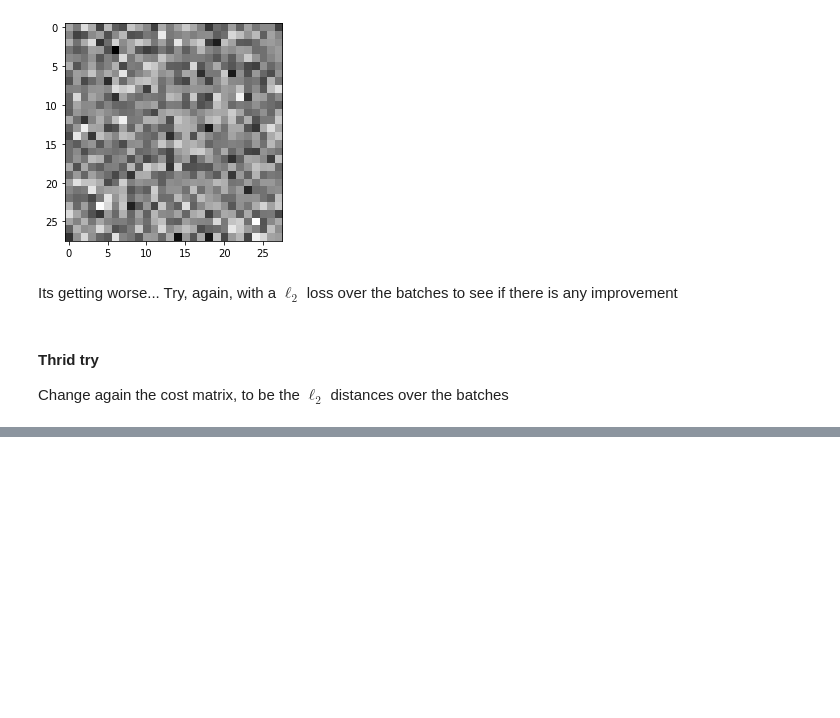
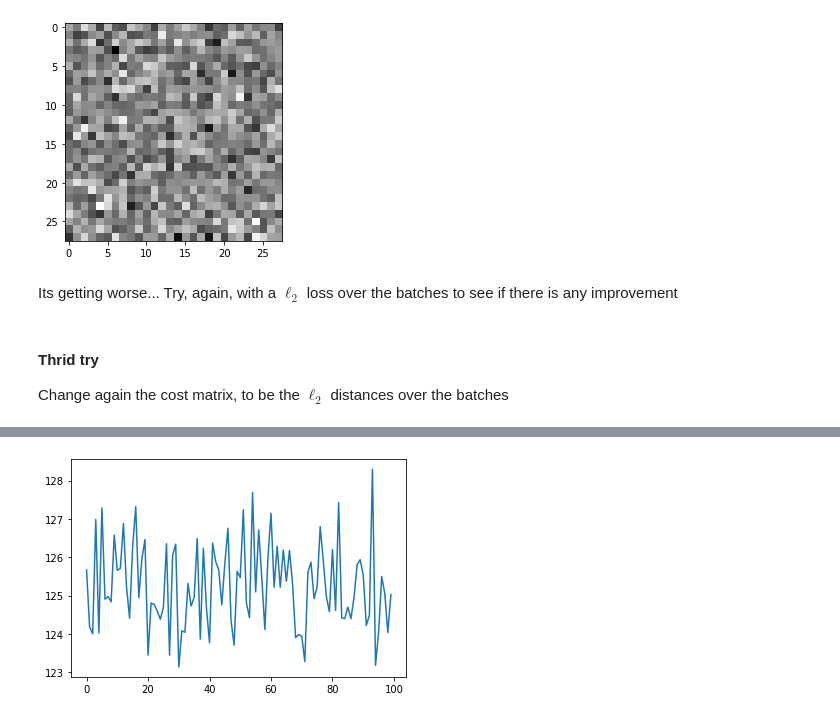
Before and after one commit to gabrielkasmi/ot_gan_ensae, a Jupyter notebook: autodiff_ot_gan_checkpoint.ipynb, the cells around one changed output, grey strips where cells are left out. Drawn from its saved outputs; the diff is of its cells as text; code cells hidden in the pictures; blank space fills up the shorter version.

```diff
--- a/autodiff_ot_gan_checkpoint.ipynb
+++ b/autodiff_ot_gan_checkpoint.ipynb
@@ -628,7 +608,7 @@ optimizer = torch.optim.Adam(model3.parameters(), lr = 0.02) # same optimizer as
                                                              # for the mnist experiment
 z_size = 2
 batch_size = 512
-model2.train()
+model3.train()
 epochs = 100
 samples_evolution_sk = []
 losses = []
@@ -719,0 +823,7 @@ def cost_matrix4(x,y, normalize = True):
+# %%
+# plot some samples and the loss
+plt.plot(losses)
+plt.savefig('euclidean_losses_100e_one_hidden_layer_batch_matrix.png')
+# doesn't really seem to be learning at all
+# %% [output]
+[figure, added]
```
Also changed, not shown: parts of 17 cells of this notebook.
